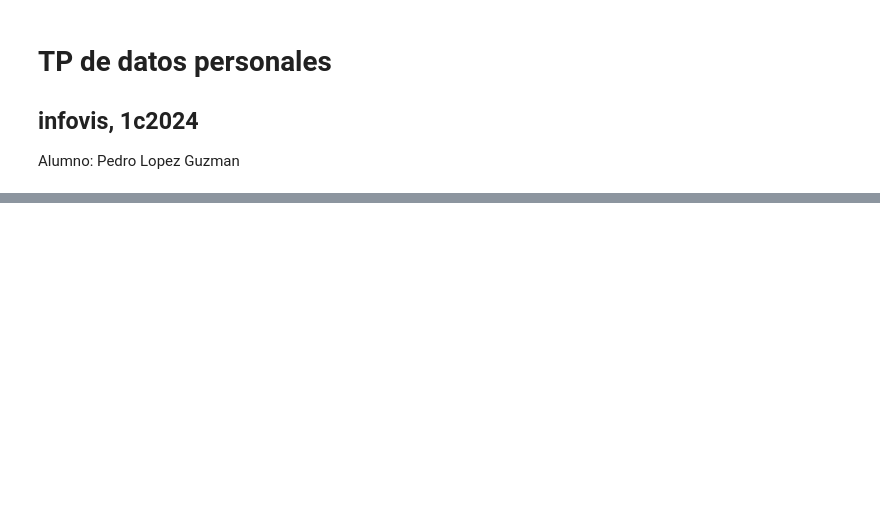
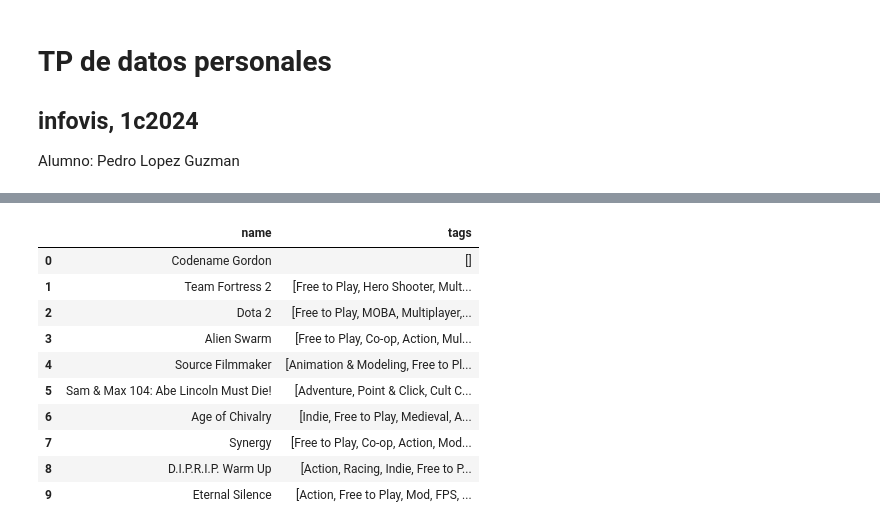
Before and after one commit to Pedro-UwU/infovis, a Jupyter notebook: TP1/TP1.ipynb, the cells around one changed output, grey strips where cells are left out. Saved outputs shown, nothing was run; the diff lists cells and outputs as text; code cells hidden in the pictures; blank space fills up the shorter version.

```diff
--- a/TP1/TP1.ipynb
+++ b/TP1/TP1.ipynb
@@ -34,7 +18,7 @@ import pandas as pd
 import json
 from pprint import pprint
 
-games = pd.read_json('owned_games_with_tags.json')
+games = pd.read_json('https://pedro-uwu.github.io/infovis/TP1/data/owned_games_with_tags.json')
 # %%
 # Tiempo total de juego por juego
 
@@ -82,12 +74,12 @@ pie.configure_axis(
 game_tags_list = list()
 for _, row in games.iterrows():
   game_name = row['name']
-  game_playtime = row['playtime_forever']
+  game_playtime = row['playtime_forever']/(60*24)
   tags = row['tags']
   if len(tags) == 0:
     continue
   for t in tags:
-    game_tags_list.append({"Name": game_name, "Playtime": game_playtime, "tag": t})
+    game_tags_list.append({"Name": game_name, "tag": t, "Playtime": game_playtime })
 
 games_tags_df = pd.DataFrame(game_tags_list)
 print(games_tags_df.head())
@@ -124,0 +197,16 @@ for _, game in cum_games.iterrows():
+# %%
+duckdb.sql("""SELECT name, tags
+              FROM read_json('https://pedro-uwu.github.io/infovis/TP1/data/owned_games_with_tags.json')
+             """).df().head(10)
+# %% [output]
+|  | name | tags |
+| 0 | Codename Gordon | [] |
+| 1 | Team Fortress 2 | [Free to Play, Hero Shooter, Mult... |
+| 2 | Dota 2 | [Free to Play, MOBA, Multiplayer,... |
+| 3 | Alien Swarm | [Free to Play, Co-op, Action, Mul... |
+| 4 | Source Filmmaker | [Animation & Modeling, Free to Pl... |
+| 5 | Sam & Max 104: Abe Lincoln Must Die! | [Adventure, Point & Click, Cult C... |
+| 6 | Age of Chivalry | [Indie, Free to Play, Medieval, A... |
+| 7 | Synergy | [Free to Play, Co-op, Action, Mod... |
+| 8 | D.I.P.R.I.P. Warm Up | [Action, Racing, Indie, Free to P... |
+| 9 | Eternal Silence | [Action, Free to Play, Mod, FPS, ... |
```
Also changed, not shown: parts of 13 cells of this notebook.
